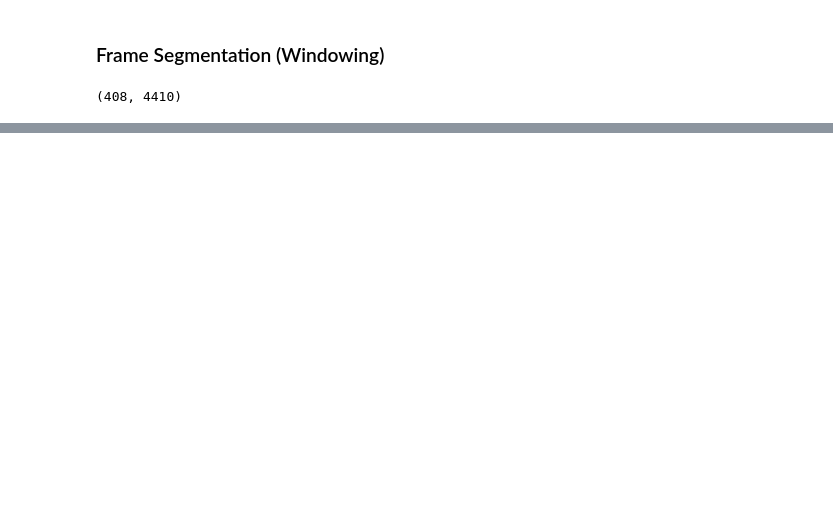
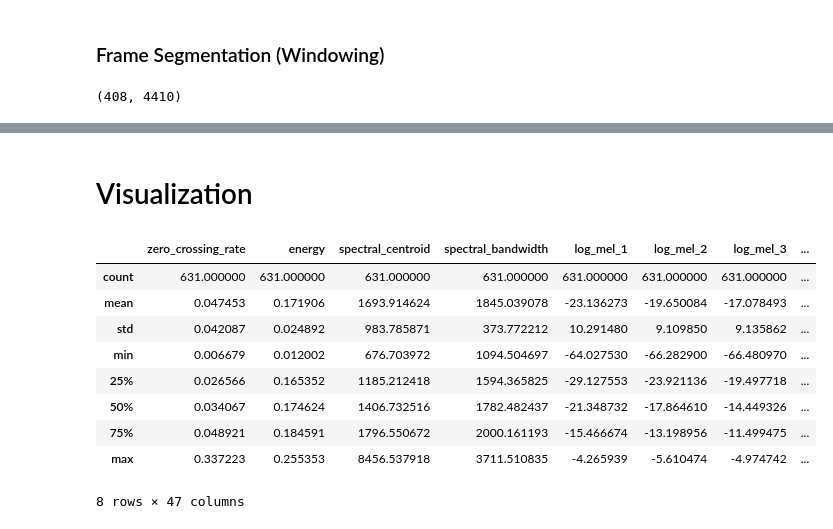
Before and after one commit to kasrahj/ML-Final-Project, a Jupyter notebook: preprocess.ipynb, the cells around one changed output, grey strips where cells are left out. Cells and saved outputs as stored; diff of their text form; code cells hidden in the pictures; blank space fills up the shorter version.

```diff
--- a/preprocess.ipynb
+++ b/preprocess.ipynb
@@ -662,0 +1370,2 @@ Processed: HW1_intro_810103123_female.mp3 (10 frames kept)
+# %% [markdown]
+# Visualization
@@ -662,0 +1375,13 @@ Processed: HW1_intro_810103123_female.mp3 (10 frames kept)
+# %%
+data_male.describe()
+# %% [output]
+|  | zero_crossing_rate | energy | spectral_centroid | spectral_bandwidth | log_mel_1 | log_mel_2 | log_mel_3 | ... |
+| count | 631.000000 | 631.000000 | 631.000000 | 631.000000 | 631.000000 | 631.000000 | 631.000000 | ... |
+| mean | 0.047453 | 0.171906 | 1693.914624 | 1845.039078 | -23.136273 | -19.650084 | -17.078493 | ... |
+| std | 0.042087 | 0.024892 | 983.785871 | 373.772212 | 10.291480 | 9.109850 | 9.135862 | ... |
+| min | 0.006679 | 0.012002 | 676.703972 | 1094.504697 | -64.027530 | -66.282900 | -66.480970 | ... |
+| 25% | 0.026566 | 0.165352 | 1185.212418 | 1594.365825 | -29.127553 | -23.921136 | -19.497718 | ... |
+| 50% | 0.034067 | 0.174624 | 1406.732516 | 1782.482437 | -21.348732 | -17.864610 | -14.449326 | ... |
+| 75% | 0.048921 | 0.184591 | 1796.550672 | 2000.161193 | -15.466674 | -13.198956 | -11.499475 | ... |
+| max | 0.337223 | 0.255353 | 8456.537918 | 3711.510835 | -4.265939 | -5.610474 | -4.974742 | ... |
+8 rows × 47 columns
```
Also changed, not shown: parts of 50 cells of this notebook, 3 other files.
